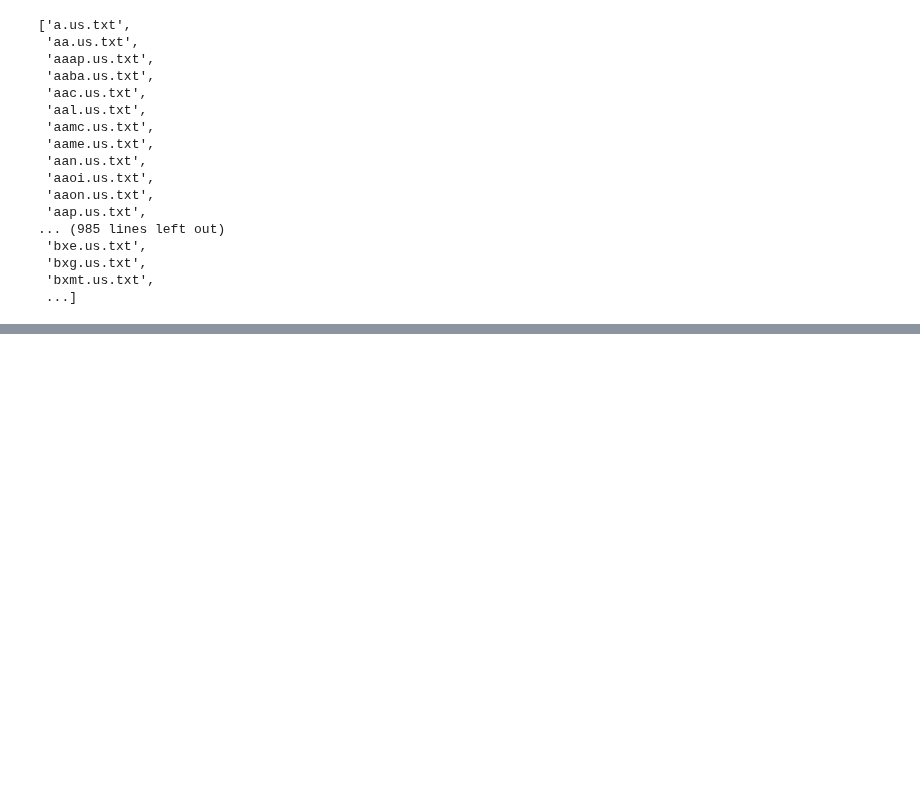
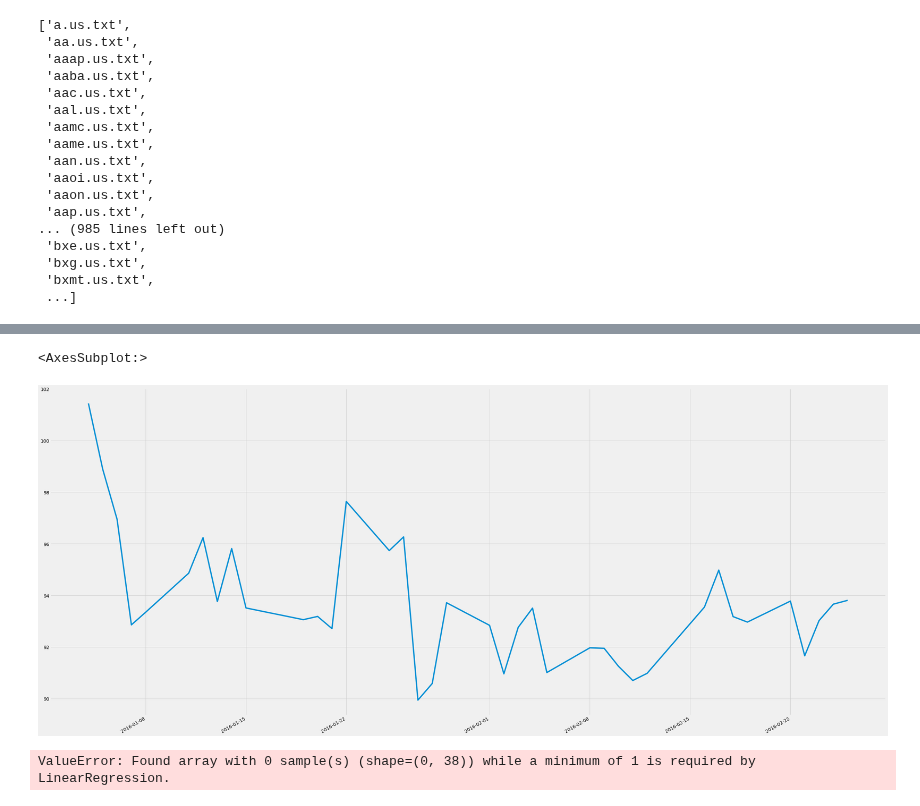
Before and after one commit to tcarlucc/machine-learning-final, a Jupyter notebook: stock_trend_classifier.ipynb, the cells around one changed output, grey strips where cells are left out. Cells and saved outputs as stored; diff of their text form; code cells hidden in the pictures; blank space fills up the shorter version.

```diff
--- a/stock_trend_classifier.ipynb
+++ b/stock_trend_classifier.ipynb
@@ -127,0 +143,19 @@ create_charts(stock_data)
+# %%
+import quandl as qdl
+from scipy.stats import linregress
+
+# Calculate the trend line of apple
+plt.figure(figsize=(40, 20))
+stock_data.iloc[2][2:-1].interpolate().plot()
+# %% [output]
+<AxesSubplot:>
+[figure, added]
+# %%
+data = stock_data.iloc[2][2:-1]  # load data set
+X = stock_data.iloc[0:0, 2:-1]  # values converts it into a numpy array
+Y = stock_data.iloc[2][2:-1].values.reshape(-1, 1)  # -1 means that calculate the dimension of rows, but have 1 column
+linear_regressor = LinearRegression()  # create object for the class
+linear_regressor.fit(X, Y)  # perform linear regression
+Y_pred = linear_regressor.predict(X)  # make predictions
+# %% [output]
+ValueError: Found array with 0 sample(s) (shape=(0, 38)) while a minimum of 1 is required by LinearRegression.
```
Also changed, not shown: parts of 9 cells of this notebook, 1 other file.
